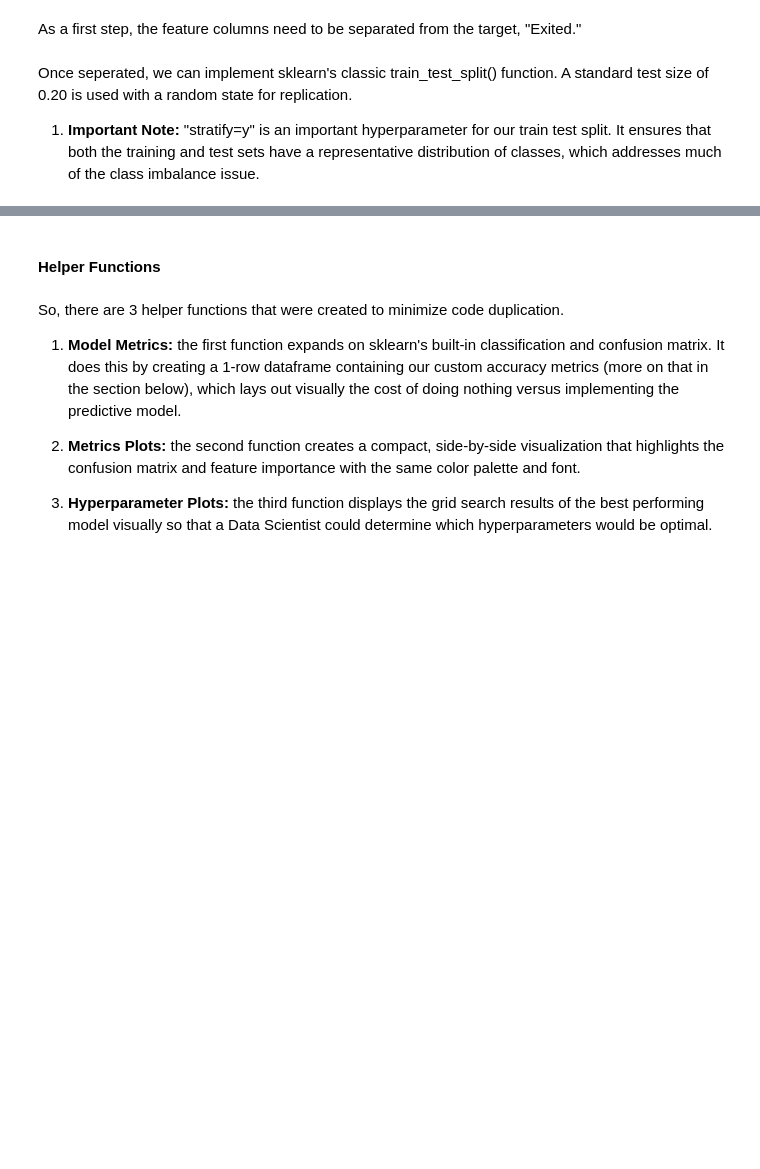
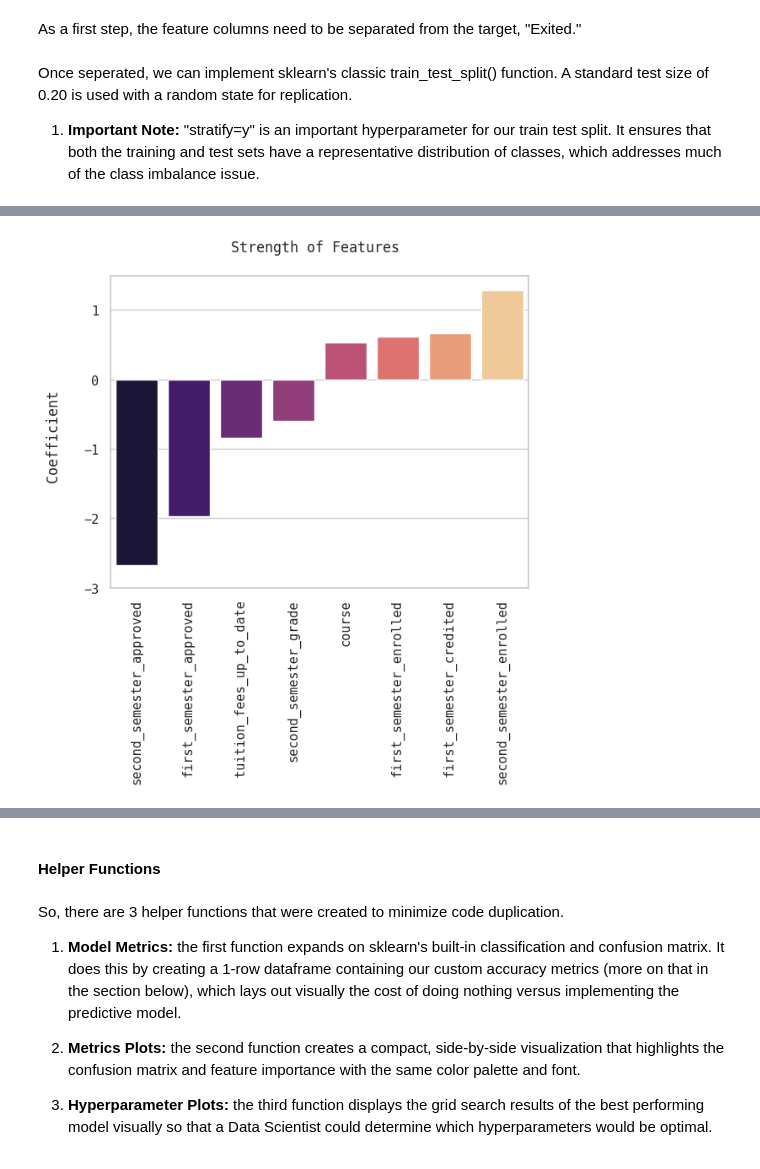
Before and after one commit to colefairbanks/logistic-enrollment, a Jupyter notebook: logistic-enrollment.ipynb, the cells around one changed output, grey strips where cells are left out. Saved outputs shown, nothing was run; the diff lists cells and outputs as text; code cells hidden in the pictures; blank space fills up the shorter version.

```diff
--- a/logistic-enrollment.ipynb
+++ b/logistic-enrollment.ipynb
@@ -237,0 +401,16 @@ X_train, X_test, y_train, y_test = train_test_split(X, y, test_size=0.20, strati
+# %%
+#
+coefs = pd.Series(index=X.columns,data=log_model.coef_[0])
+coefs_df = pd.DataFrame(coefs, columns=['coefficients'])
+coefs = coefs.loc[(coefs_df['coefficients'] > 0.5) | (coefs_df['coefficients'] < -0.5)]
+coefs = coefs.sort_values()
+
+#
+sns.barplot(x=coefs.index, y=coefs.values, palette='magma')
+sns.set(style='whitegrid', font='monospace')
+plt.title('Strength of Features \n')
+plt.ylabel('Coefficient \n')
+plt.xticks(rotation=90)
+plt.yticks([-3, -2, -1, 0, 1]);
+# %% [output]
+[figure, added]
```
Also changed, not shown: parts of 100 cells of this notebook, 2 other files.
